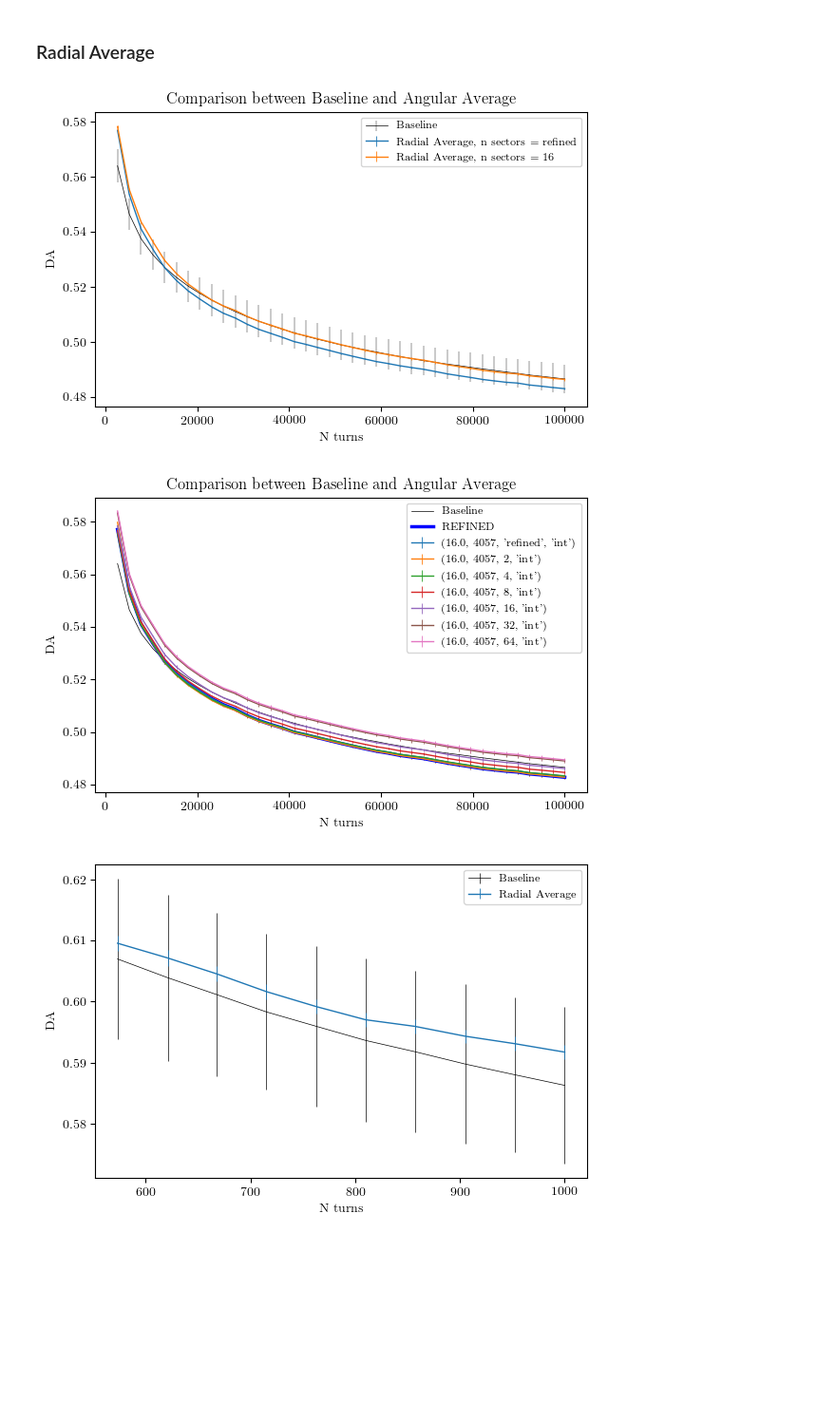
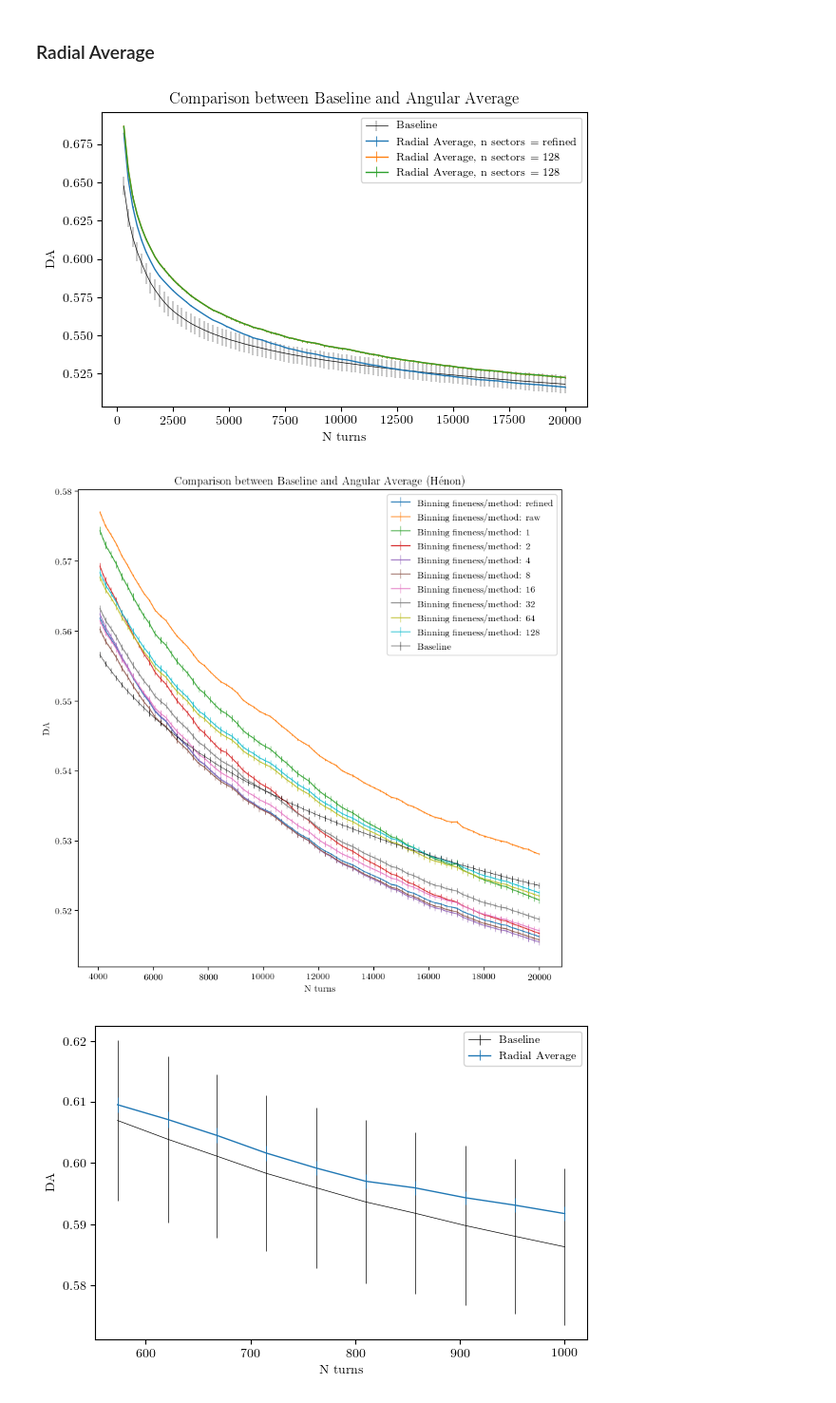
Before and after one commit to carlidel/da_measurements, a Jupyter notebook: load_and_plot.ipynb, the cells around one changed output. Shown at 95% size. Drawn from its saved outputs; the diff is of its cells as text; code cells hidden in the pictures; blank space fills up the shorter version.

```diff
--- a/load_and_plot.ipynb
+++ b/load_and_plot.ipynb
@@ -327,7 +327,7 @@ plt.errorbar(turn_sampling[:skipper], DA_b[epsilon][:skipper], yerr=error_b[epsi
 
 labels = sorted(filter(lambda x: x[0] == epsilon and x[3] == 'mc' and x[1] == samples and (x[2] == "refined" or x[2] != 1), DA_2), key=lambda a: a[1])
 
-for label in [labels[0], labels[4]]:
+for label in [labels[0], labels[-1], labels[8]]:
     plt.errorbar(turn_sampling[:skipper], DA_2[label][:skipper], yerr=error_2[label][:skipper], label="Radial Average, n sectors = {}".format(label[2]), linewidth=1, elinewidth=0.6)
 
 #plt.title("Comparison with Angular Average")
@@ -340,32 +340,33 @@ plt.tight_layout()
 plt.savefig("img/radial_average.png", dpi=600)
 plt.savefig("img/radial_average.pgf")
 # %% [output]
-[figure, old version]
+[figure, new version]
 # %%
 # Radial Average
-skipper = -1
-plt.figure()
+skipper = -20
+plt.figure(figsize=(8,8))
 
-labels = sorted(filter(lambda x: x[0] == epsilon and x[3] == 'int' and x[1] == samples and (x[2] == "refined" or x[2] > 1), DA_2), key=lambda a: a[1])
+labels = sorted(filter(lambda x: x[0] == epsilon and x[3] == 'mc' and x[1] == samples, DA_2), key=lambda a: a[1])
 
 for label in labels:
-    plt.errorbar(turn_sampling[:skipper], DA_2[label][:skipper], yerr=error_2[label][:skipper], label=str(label), linewidth=1, elinewidth=0.6)
+    plt.errorbar(turn_sampling[:skipper], DA_2[label][:skipper], yerr=error_2[label][:skipper], label="Binning fineness/method: " + str(label[2]), linewidth=1, elinewidth=0.6)
 
-plt.plot(turn_sampling[:skipper], DA_b[epsilon][:skipper], c="black", linewidth=0.5, label="Baseline")
-plt.plot(turn_sampling[:skipper], DA_2[labels[0]][:skipper], c="blue", linewidth=2.5, label="REFINED")
+plt.errorbar(turn_sampling[:skipper], DA_b_mc[epsilon][:skipper], yerr=error_b_mc[epsilon][:skipper], c="black", linewidth=0.5, label="Baseline")
+#plt.plot(turn_sampling[:skipper], DA_2[labels[0]][:skipper], c="blue", linewidth=2.5, label="REFINED")
 
 
 #plt.title("Comparison with Angular Average")
 plt.xlabel("N turns")
 plt.ylabel("DA")
-plt.legend(fontsize="small")
-plt.title("Comparison between Baseline and Angular Average")
+plt.legend()
+plt.title("Comparison between Baseline and Angular Average (Hénon)")
 plt.tight_layout()
 
 plt.savefig("img/radial_average.png", dpi=600)
+plt.savefig("img/radial_average.jpg", dpi=600)
 plt.savefig("img/radial_average.pgf")
 # %% [output]
-[figure, old version]
+[figure, new version]
 # %%
 # Radial Average
 pos = len(turn_sampling) // 2
```
Also changed, not shown: parts of 1 cell of this notebook, 1 other file.
